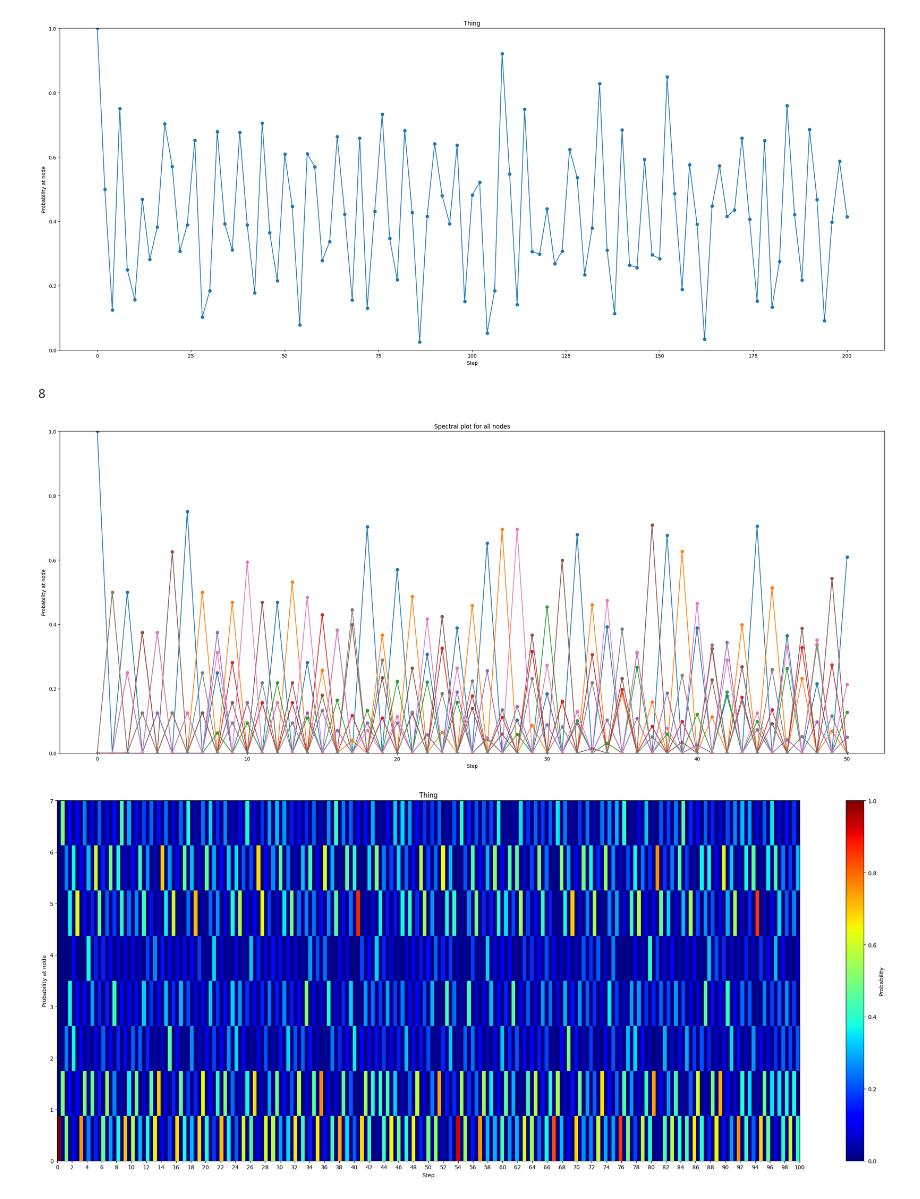
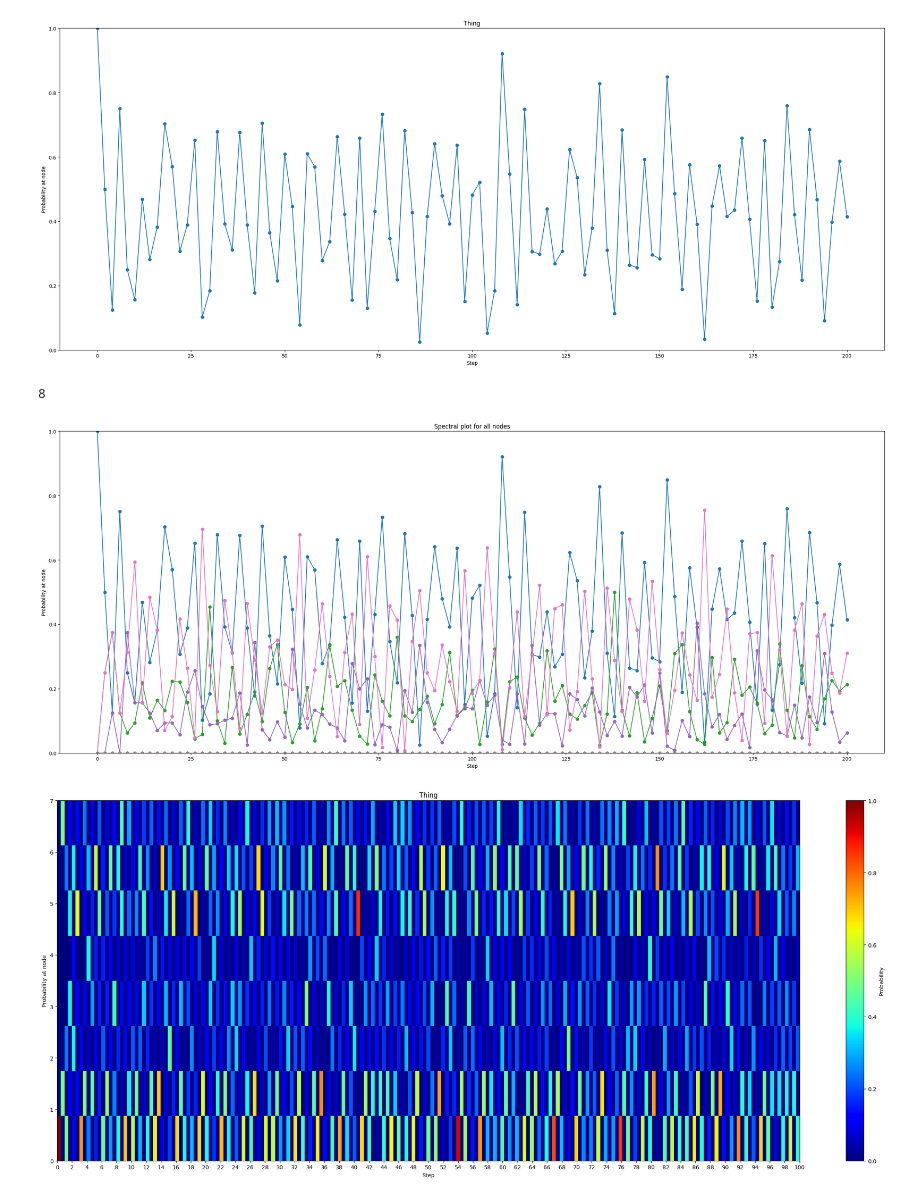
Before and after one commit to Toshihide-Sakao/DA150X-Qauntum-Szegedy-Walk, a Jupyter notebook: qiskit-saker/quantum_szegedy.ipynb, the cells around one changed output. Drawn from its saved outputs; the diff is of its cells as text; code cells hidden in the pictures.

```diff
--- a/qiskit-saker/quantum_szegedy.ipynb
+++ b/qiskit-saker/quantum_szegedy.ipynb
@@ -209,15 +209,15 @@ def plot_spectral(values, steps, node):
     plt.tight_layout()
     plt.show()
 # %%
-def plot_spectral_all(values, steps):
-    np_vals = np.array(values)
-    np_vals = np_vals.T
+def plot_spectral_all(values, steps, even_nodes=0):
+    np_vals = np.array(values).T
+    x_values = range(even_nodes % 2, steps+1, 2)
 
     fig, axs = plt.subplots(1, 1, figsize=(24, 10))
 
     print(len(np_vals))
     for i in range(len(np_vals)):
-        axs.plot(range(0, steps+1), np_vals[i][:steps+1], '-o', label=f"Node {i}")
+        axs.plot(x_values, np_vals[i][even_nodes % 2:steps+1:2], '-o', label=f"Node {i}")
 
     # axs.plot(x_values, y_values, '-o')
 
@@ -265,10 +265,10 @@ plot_spectral(values, 200, 0)
 # %% [output]
 [figure]
 # %%
-plot_spectral_all(values, 50)
+plot_spectral_all(values, 200, 0)
 # %% [output]
 8
-[figure, old version]
+[figure, new version]
 # %%
 plot_heat_map(values, 200)
 # %% [output]
```
Also changed, not shown: 1 other file.
